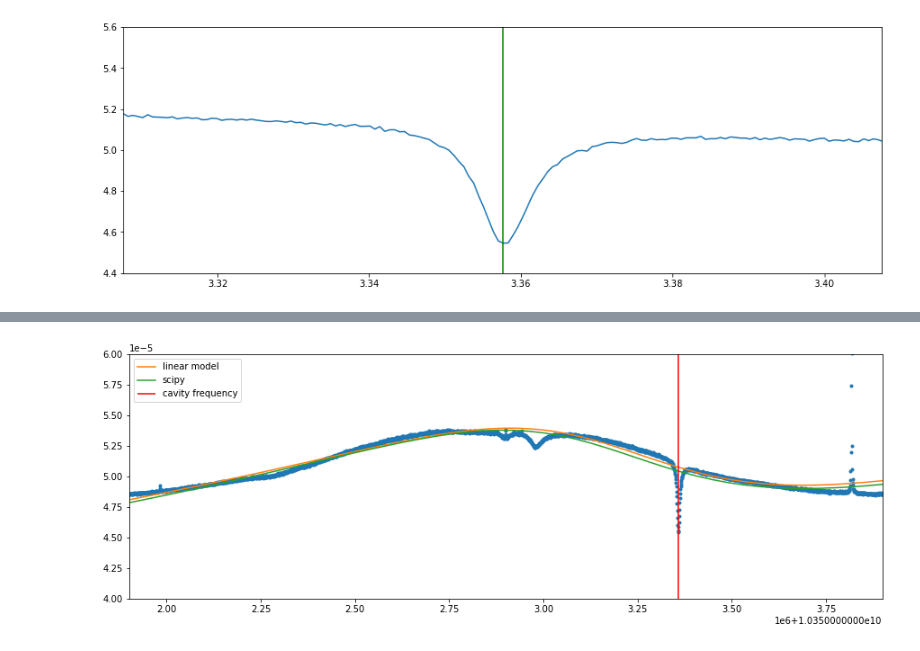
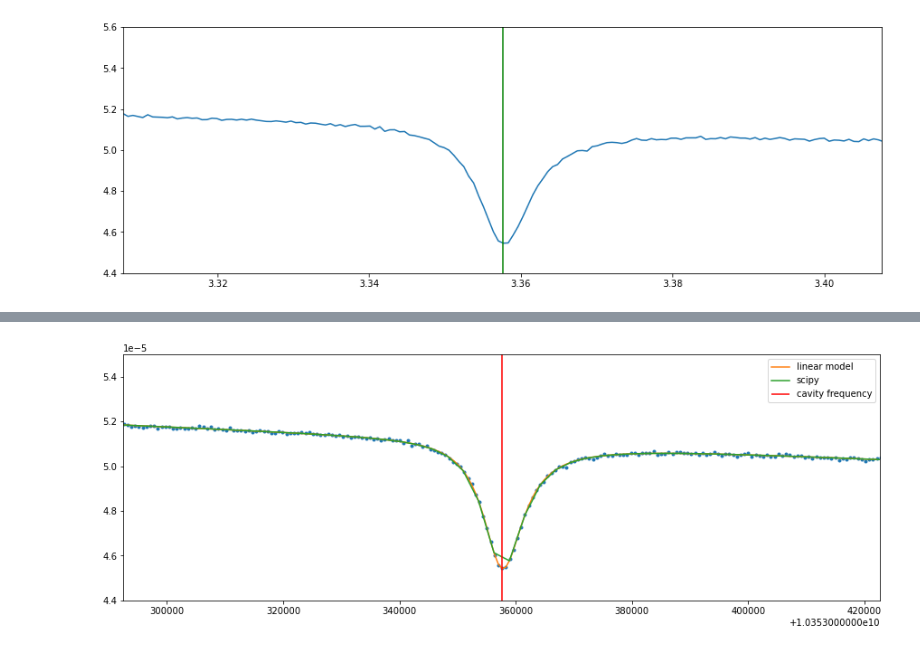
Before and after one commit to Manfredi1/QUAX_project, a Jupyter notebook: project.ipynb, the cells around one changed output, grey strips where cells are left out. Cells and saved outputs as stored; diff of their text form; code cells hidden in the pictures.

Commit message:
fit scipy

```diff
--- a/project.ipynb
+++ b/project.ipynb
@@ -19,7 +20,7 @@ def load_dataset(path_folder,verbose=True):
     for file in files:
         if verbose:
             print(file)
-        file = path + file
+        file = path_folder + file
         meta = pd.read_excel(file,sheet_name=0,header=None)
         freq = pd.read_excel(file,sheet_name=1)
         fft = pd.read_excel(file,sheet_name=2)
@@ -161,8 +181,8 @@ def fitm(x,a,b,c,d,e,f):
 
 center = info['cavfreq'][0]
 fmin,fmax = min(data['freq']),max(data['freq'])
-delta = .01
-scale = 1e8    # fattore di scala per lo zoom
+delta = 651
+scale = 100    # fattore di scala per lo zoom
 
 plt.figure(figsize=(15,5))
 plt.plot(data['freq'],data['fft0'],'o')
@@ -170,20 +190,16 @@ plt.plot(data['freq'],data['fft0'],'o')
 #plt.vlines(center,0,6,'green')
 #plt.ylim([4,6])
 plt.ylim([4e-5,7e-5])
-#plt.xlim([center-scale*delta,center+scale*delta])
-plt.xlim([fmin,fmax])
+plt.xlim([center-scale*delta,center+scale*delta])
+#plt.xlim([fmin,fmax])
 
-# fit
+# scipy fit
 interval = data[(data['freq']>center-scale*delta) & (data['freq']<center+scale*delta)] # finestra intorno alla cavità
-xfreq = interval['freq']
-yfft = interval['fft0']
-
-param,cov = scipy.optimize.curve_fit(fitm, freq[1], fft[1], p0=[center,2e4,center,2.2e4,1e-2,1e-8],maxfev=10_000)
-#param,cov = scipy.optimize.curve_fit(fitm, xfreq, yfft, p0=[center,2e4,center,2.2e4,1e-2,1e-8],maxfev=10_000)
+param,cov = scipy.optimize.curve_fit(fitm, interval['freq'],interval['fft0'], p0=[center,2e4,center,2.2e4,1e-2,1e-8],maxfev=10_000)
 print(param)
 a,b,c,d,e,f = param
-#x=np.linspace(center-scale*delta,center+scale*delta)
-x=np.linspace(fmin,fmax)
+x=np.linspace(center-scale*delta,center+scale*delta)
+#x=np.linspace(fmin,fmax)
 plt.plot(x,fitm(x,a,b,c,d,e,f))
 
 plt.show()
@@ -198,8 +214,8 @@ ps.add('a', value=center, min=center*0.999, max=center*1.01)
 ps.add('c', value=center, min=center*0.999, max=center*1.01)
 
 # solo in prossimità della cavità
-#interval = data[(data['freq']>center-scale*delta) & (data['freq']<center+scale*delta)]
+interval = data[(data['freq']>center-scale*delta) & (data['freq']<center+scale*delta)]
 
-result = fmodel.fit(data['fft0'],x=data['freq'], params=ps)#, weights=pesi, x=convx)
+result = fmodel.fit(interval['fft0'],x=interval['freq'], params=ps)#, weights=pesi, x=convx)
 #result = fmodel.fit(interval['fft0'],x=interval['freq'], params=ps)#, weights=pesi, x=convx)
 # %%
@@ -243,18 +253,18 @@ Correlations (unreported correlations are < 0.100)
 # %%
 #scale=1
 plt.figure(figsize=(15,5))
-plt.ylim([4e-5,6e-5])
-#plt.xlim([center-scale*delta,center+scale*delta])
-plt.xlim([fmin,fmax])
+plt.ylim([4.4e-5,5.5e-5])
+plt.xlim([center-scale*delta,center+scale*delta])
+#plt.xlim([fmin,fmax])
 
 plt.plot(data['freq'],data['fft0'],'.')
-plt.plot(data['freq'],result.best_fit, label='linear model')
+plt.plot(interval['freq'],result.best_fit, label='linear model')
 plt.plot(x,fitm(x,a,b,c,d,e,f),label='scipy')
 plt.vlines(center,4e-5,6e-5,'red',label='cavity frequency')
 #plt.plot(result.init_fit)
 
 plt.legend()
 
 plt.show()
 # %% [output]
-[figure, old version]
+[figure, new version]
```
Also changed, not shown: parts of 10 cells of this notebook.
